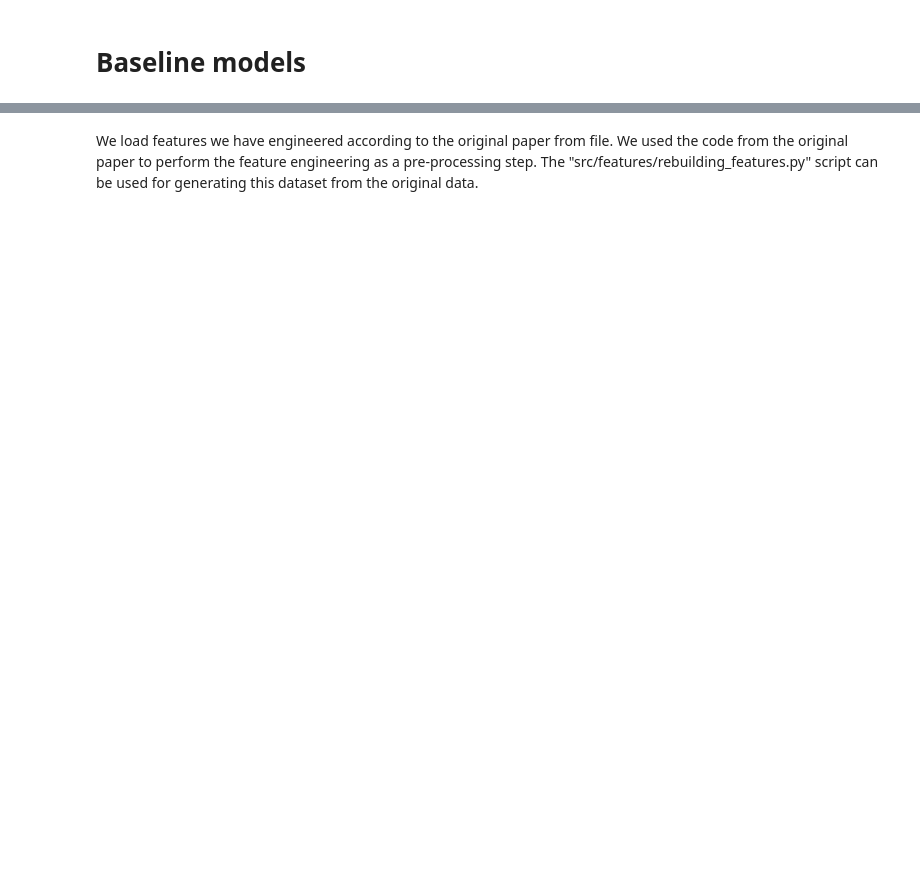
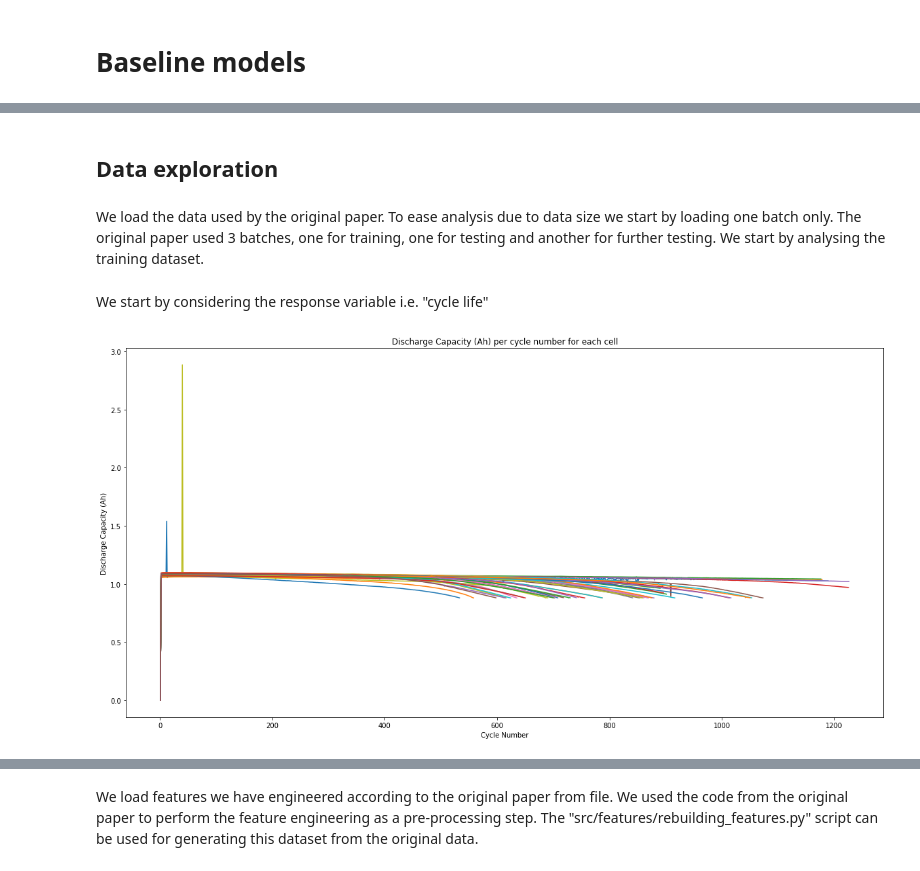
Before and after one commit to LourensWalters/battery-cycle-life, a Jupyter notebook: src/notebooks/battery life cycle prediction.ipynb, the cells around one changed output, grey strips where cells are left out. Saved outputs shown, nothing was run; the diff lists cells and outputs as text; code cells hidden in the pictures; blank space fills up the shorter version.

```diff
--- a/src/notebooks/battery life cycle prediction.ipynb
+++ b/src/notebooks/battery life cycle prediction.ipynb
@@ -12,0 +54,41 @@ from sklearn.metrics import mean_squared_error, accuracy_score
+# %% [markdown]
+## Data exploration
+# %% [markdown]
+We load the data used by the original paper. To ease analysis due to data size we start by loading one batch only. The original paper used 3 batches, one for training, one for testing and another for further testing. We start by analysing the training dataset.
+# %%
+path1 = Path("../../data/external/batch1.pkl")
+batch1 = pickle.load(open(path1, 'rb'))
+# %%
+#print_dict_keys(batch1["b1c0"]['cycles'], max_depth=1)
+style.use('fivethirtyeight')
+sns.set_palette('Accent')
+palette = itertools.cycle(sns.color_palette('Accent'))
+
+n_rows, n_cols = (3,2)
+
+figure, axes = plt.subplots(nrows=n_rows, ncols=n_cols,figsize=(15, 20))
+figure.suptitle('\nDistributions of Continuous Variables', fontsize=25)
+
+for index, column in enumerate(quantitative_cols):
+    i,j = (index // n_cols), (index % n_cols)
+    miss_perc="%.2f"%(100*(1-(df_auto[column].dropna().shape[0])/df_auto.shape[0]))
+    collabel=column+"\n({}% is missing)".format(miss_perc)
+    fig=sns.distplot(df_auto[column], label=collabel, norm_hist=True,
+    ax=axes[i,j], kde_kws={"lw":4}, color=next(palette))
+    fig=fig.legend(loc='best', fontsize=18)
+    axes[i,j].set_ylabel("Probability Density",fontsize='medium')
+    axes[i,j].set_xlabel(None)
+figure.delaxes(axes[2,1])
+
+plt.show()
+# %% [markdown]
+We start by considering the response variable i.e. "cycle life"
+# %%
+plt.figure(figsize=(20,10))
+for i in batch1.keys():
+    plt.plot(batch1[i]['summary']['cycle'], batch1[i]['summary']['QD'])
+_ = plt.title('Discharge Capacity (Ah) per cycle number for each cell')
+_ = plt.xlabel('Cycle Number')
+_ = plt.ylabel('Discharge Capacity (Ah)')
+# %% [output]
+[figure, added]
```
Also changed, not shown: parts of 30 cells of this notebook, 2 other files.
